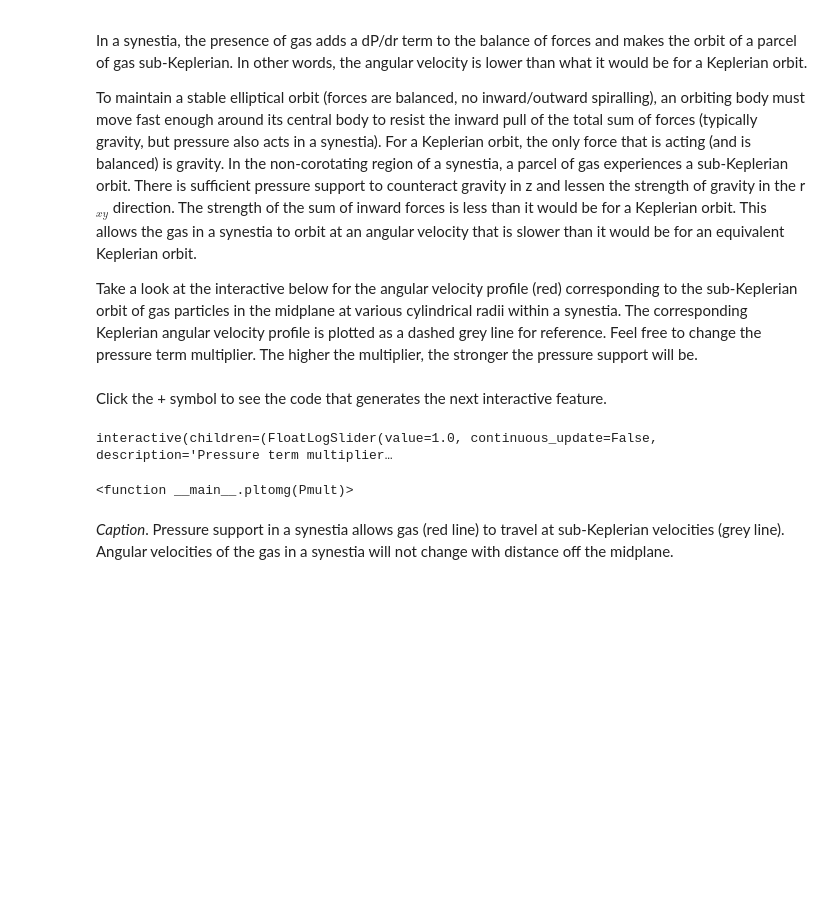
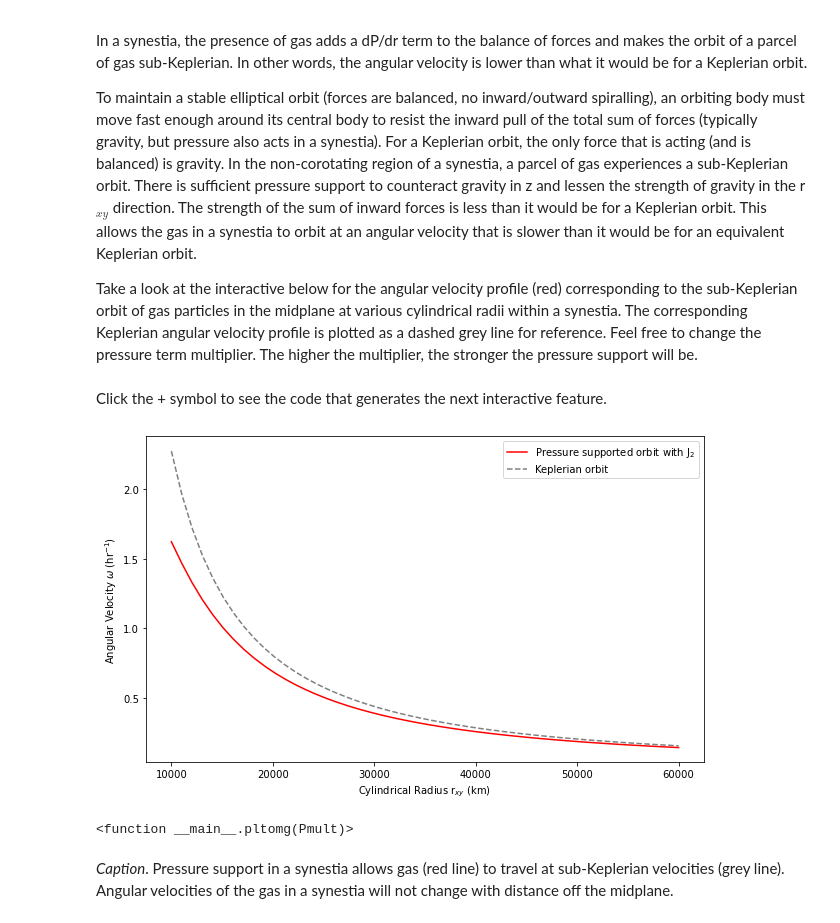
Before and after one commit to ststewart/synestiabook2, a Jupyter notebook: synestia-book/docs/05Forces_Acting_Within_Synestias.ipynb, the cells around one changed output. Drawn from its saved outputs; the diff is of its cells as text; code cells hidden in the pictures; blank space fills up the shorter version.

```diff
--- a/synestia-book/docs/05Forces_Acting_Within_Synestias.ipynb
+++ b/synestia-book/docs/05Forces_Acting_Within_Synestias.ipynb
@@ -213,8 +213,11 @@ Take a look at the interactive below for the angular velocity profile (red) corr
 Click the + symbol to see the code that generates the next interactive feature.
 # %%
 G_hr=(6.674e-11)*(3600**2) #gravitational constant converted to m^3 kg^-1 hr^-2
-Mass_syn=np.sum(synfits.SNAP_CukStewart.m) #Earth mass synestia in kg
-J2Ma2 = synfits.SNAP_Canup.J2Ma2
+#Mass_syn=np.sum(synfits.SNAP_CukStewart.m) #Earth mass synestia in kg
+#J2Ma2 = synfits.SNAP_Canup.J2Ma2
+Mass_syn=5.970890871119314e+24
+J2Ma2=9.294291884637224e+37
+
 const1 = -6. #coefficient of pressure gradient fit
 const2 = 57.4 #exponent of pressure gradient fit
 const5 = 10.55 #coefficient of density height fit
@@ -224,35 +227,35 @@ const4 = -4.7 #exponent of density scale midplane fit
 
 def omgJ2Press(Pmultiplier,rxy_orbit):
     cosO = 0.
     grav = -G_hr*Mass_syn*(rxy_orbit**(-2)) - 1.5*G_hr*J2Ma2*(rxy_orbit**(-4))*(3.*cosO*cosO - 1.)
     zsfit = const5*(rxy_orbit**const6)
     rhofit = const3*(rxy_orbit**const4)
     Pfactor = Pmultiplier*const1*(10**const2)*(rxy_orbit**(const1-1.))/rhofit #*Pmultiplier
     return np.sqrt((Pfactor - grav)/rxy_orbit)
 
 def pltomg(Pmult):
     rxy=np.linspace(1e7,6e7,50) #m
     omg=omgJ2Press(Pmult,rxy) #hr^-1
     omg_Kep=np.sqrt(G_hr*Mass_syn/(rxy**3)) #hr^-1
 
     plt.figure(figsize=(10,6))
     plt.plot(rxy/1e3, omg, 'r',label='Pressure supported orbit with J$_2$')
     plt.plot(rxy/1e3, omg_Kep, '--', color='grey',label='Keplerian orbit')
     plt.xlabel('Cylindrical Radius r$_{xy}$ (km)')
     plt.ylabel('Angular Velocity $\omega$ (hr$^{-1}$)')
     plt.legend(loc=1)
     plt.show()
     plt.close()
 
 style = {'description_width': 'initial'}
 layout = {'width': '400px'}
 interact(pltomg,
          Pmult=FloatLogSlider(value=1, min=-1, max=0.4, base=10, step=.2, description='Pressure term multiplier',
                         continuous_update=False, readout=True, readout_format='.1f', style=style, layout=layout),
          )
 # %% [output]
+[figure, added]
-interactive(children=(FloatLogSlider(value=1.0, continuous_update=False, description='Pressure term multiplier…
+<function __main__.pltomg(Pmult)>
-<function __main__.pltomg(Pmult)>
 # %% [markdown]
 <i>Caption</i>. Pressure support in a synestia allows gas (red line) to travel at sub-Keplerian velocities (grey line). Angular velocities of the gas in a synestia will not change with distance off the midplane.
 # %% [markdown]
```
Also changed, not shown: 8 other files.
